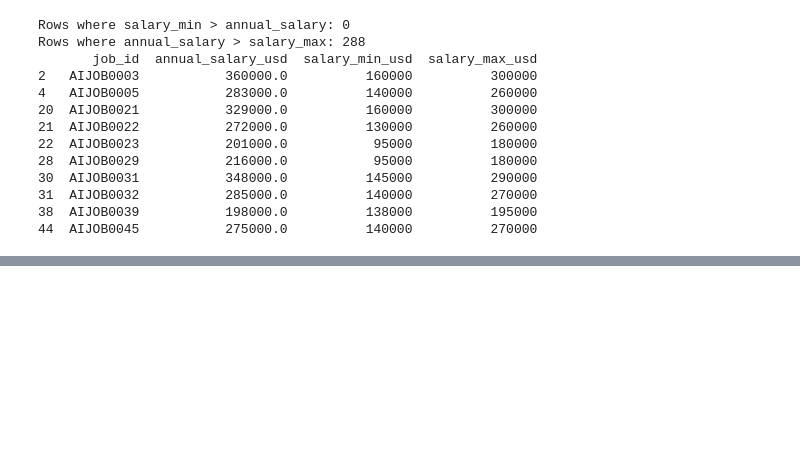
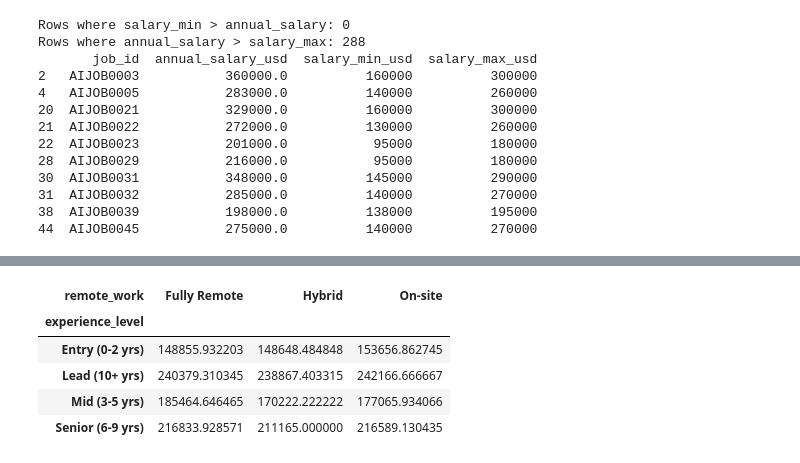
Before and after one commit to gunathangavel/python-data-analysis-libraries, a Jupyter notebook: pandas_data_analysis.ipynb, the cells around one changed output, grey strips where cells are left out. Drawn from its saved outputs; the diff is of its cells as text; code cells hidden in the pictures; blank space fills up the shorter version.

```diff
--- a/pandas_data_analysis.ipynb
+++ b/pandas_data_analysis.ipynb
@@ -147,0 +320,15 @@ Rows where annual_salary > salary_max: 288
+# %%
+# pivot table - avg salary by experience level and remote work type
+df.pivot_table(
+    values="annual_salary_usd",
+    index="experience_level",
+    columns="remote_work",
+    aggfunc="mean"
+)
+# %% [output]
+| remote_work | Fully Remote | Hybrid | On-site |
+| experience_level |  |  |  |
+| Entry (0-2 yrs) | 148855.932203 | 148648.484848 | 153656.862745 |
+| Lead (10+ yrs) | 240379.310345 | 238867.403315 | 242166.666667 |
+| Mid (3-5 yrs) | 185464.646465 | 170222.222222 | 177065.934066 |
+| Senior (6-9 yrs) | 216833.928571 | 211165.000000 | 216589.130435 |
```
Also changed, not shown: parts of 25 cells of this notebook.
